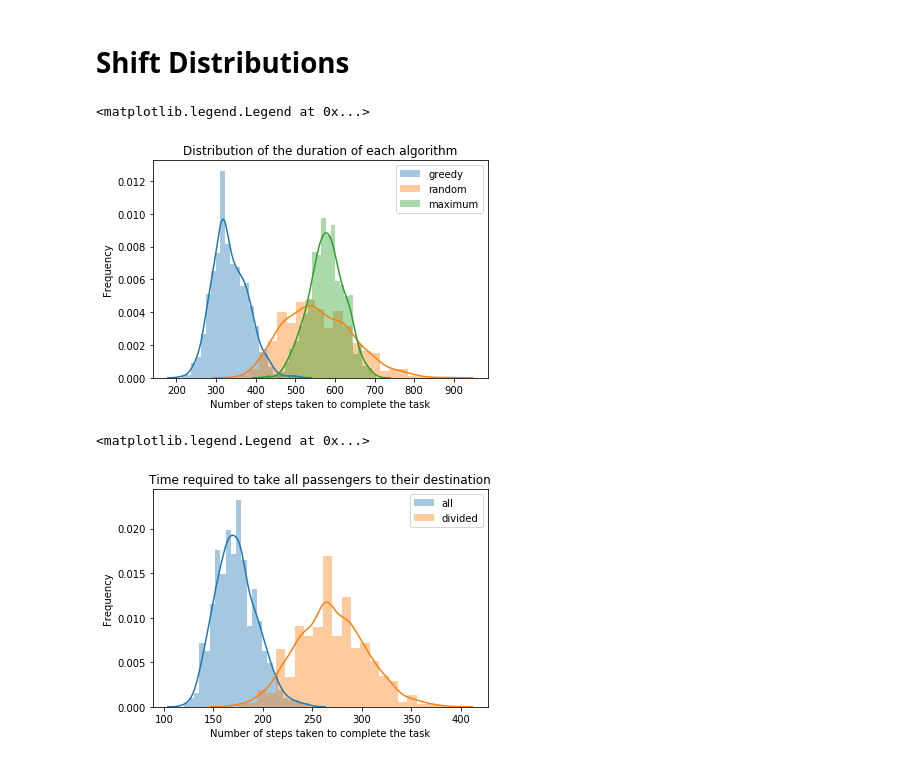
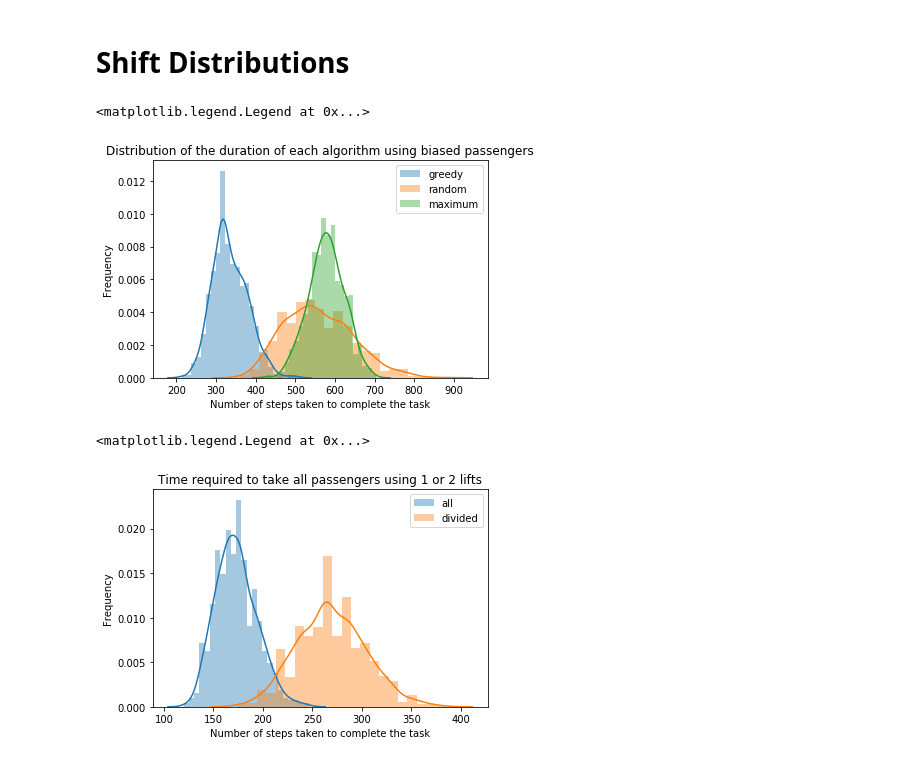
Before and after one commit to GeraValdez/Coursework, a Jupyter notebook: CS166 Elevator Assignment.ipynb, the cells around one changed output. Cells and saved outputs as stored; diff of their text form; code cells hidden in the pictures.

```diff
--- a/CS166 Elevator Assignment.ipynb
+++ b/CS166 Elevator Assignment.ipynb
@@ -411,14 +418,14 @@ for _ in range(1000):
 # %%
 sns.distplot(greedy_s, label = "greedy")
 sns.distplot(random_s, label = "random")
 sns.distplot(max_s, label = "maximum")
-plt.title('Distribution of the duration of each algorithm')
+plt.title('Distribution of the duration of each algorithm using biased passengers')
 plt.xlabel('Number of steps taken to complete the task')
 plt.ylabel('Frequency')
 plt.legend()
 # %% [output]
 <matplotlib.legend.Legend at 0x...>
-[figure, old version]
+[figure, new version]
 # %%
 all_ele = []
 divided_ele = []
@@ -452,10 +459,10 @@ for _ in range(1000):
 # %%
 sns.distplot(all_ele, label = "all")
 sns.distplot(divided_ele, label = "divided")
-plt.title('Time required to take all passengers to their destination')
+plt.title('Time required to take all passengers using 1 or 2 lifts')
 plt.xlabel('Number of steps taken to complete the task')
 plt.ylabel('Frequency')
 plt.legend()
 # %% [output]
 <matplotlib.legend.Legend at 0x...>
-[figure, old version]
+[figure, new version]
```
Also changed, not shown: parts of 5 cells of this notebook.
